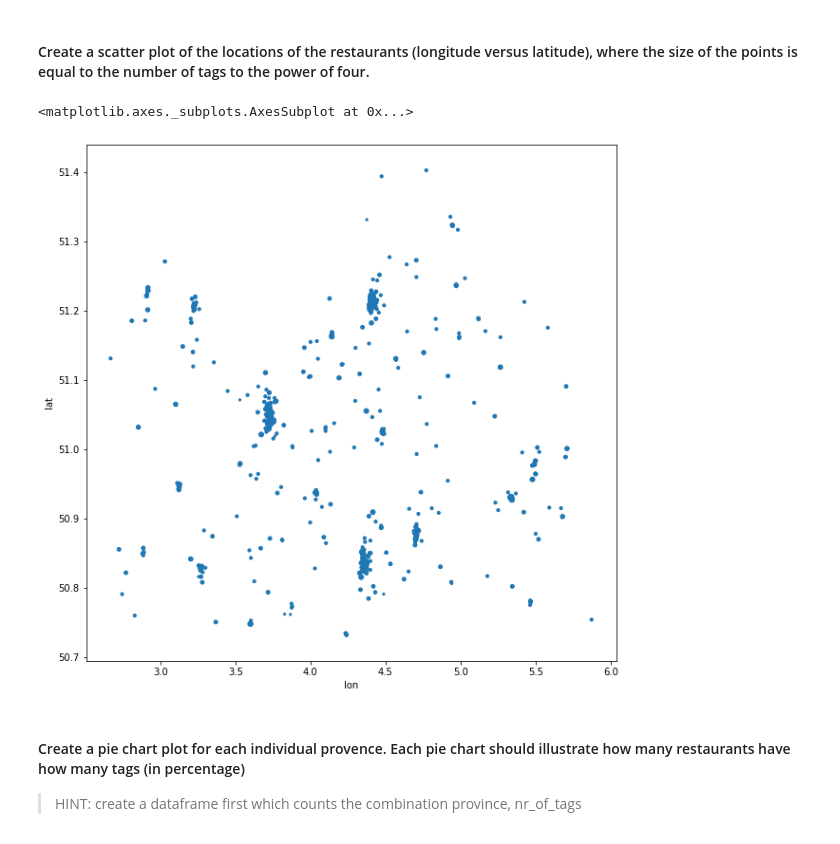
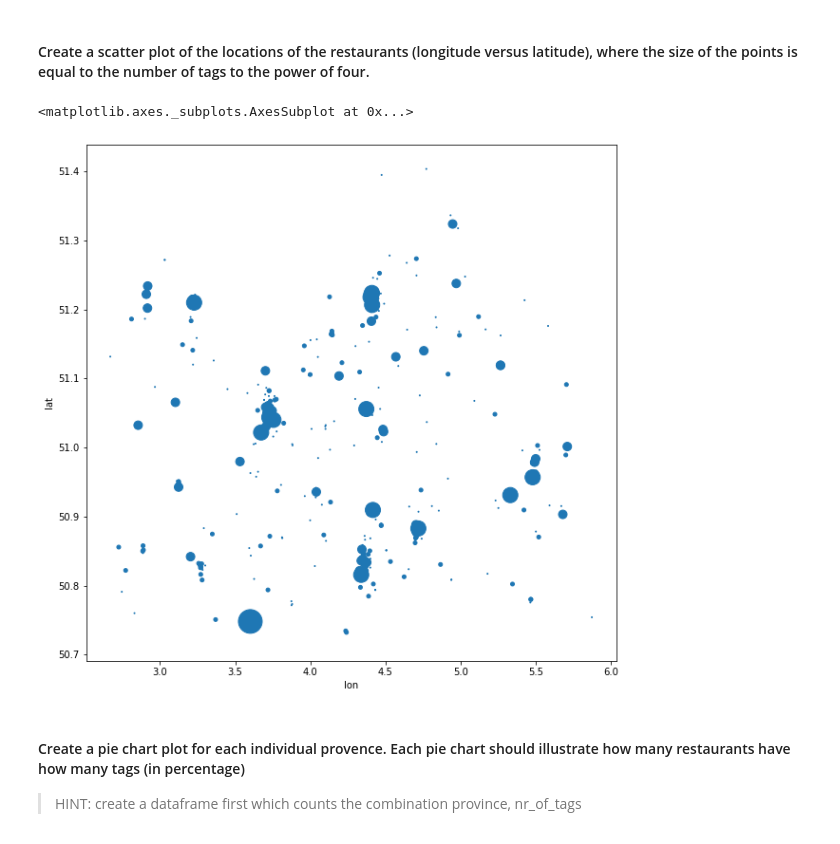
Before and after one commit to gartangh/Big-Data-Labs, a Jupyter notebook: Lab 1/Lab_Session_1_ETL_FILLIN.ipynb, the cells around one changed output. Saved outputs shown, nothing was run; the diff lists cells and outputs as text; code cells hidden in the pictures.

```diff
--- a/Lab 1/Lab_Session_1_ETL_FILLIN.ipynb
+++ b/Lab 1/Lab_Session_1_ETL_FILLIN.ipynb
@@ -651,10 +651,10 @@ Name: nr_of_tags, dtype: int64
 #### Create a scatter plot of the locations of the restaurants (longitude versus latitude), where the size of the points is equal to the number of tags to the power of four.
 # %%
 fig, ax = plt.subplots(1,1, figsize=(10,10))
-df_resto.plot(x='lon', y='lat', ax=ax, kind='scatter', s=(df_resto.nr_of_tags+1)*5)
+df_resto.plot(x='lon', y='lat', ax=ax, kind='scatter', s=df_resto.nr_of_tags**4)
 # %% [output]
 <matplotlib.axes._subplots.AxesSubplot at 0x...>
-[figure, old version]
+[figure, new version]
 # %% [markdown]
 #### Create a pie chart plot for each individual provence. Each pie chart should illustrate how many restaurants have how many tags (in percentage)
 
```
Also changed, not shown: parts of 3 cells of this notebook, 37 other files.
